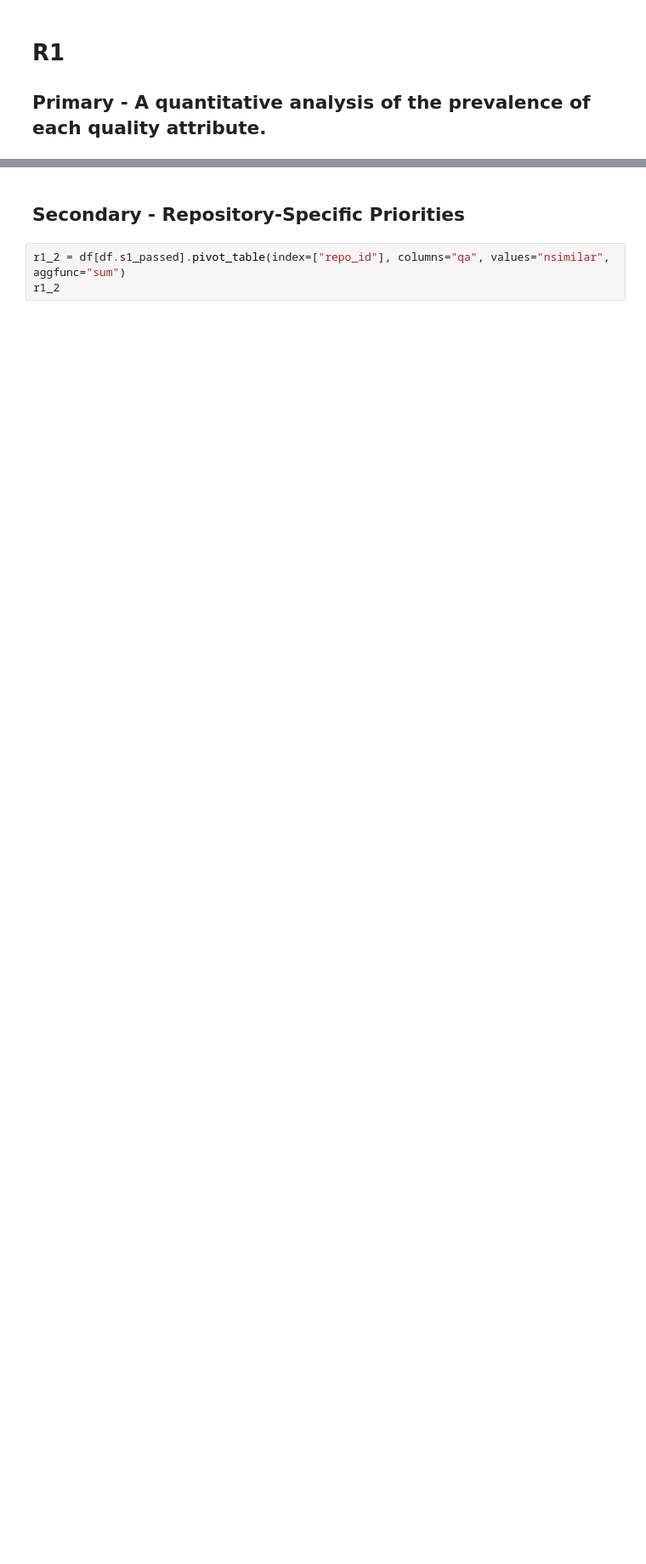
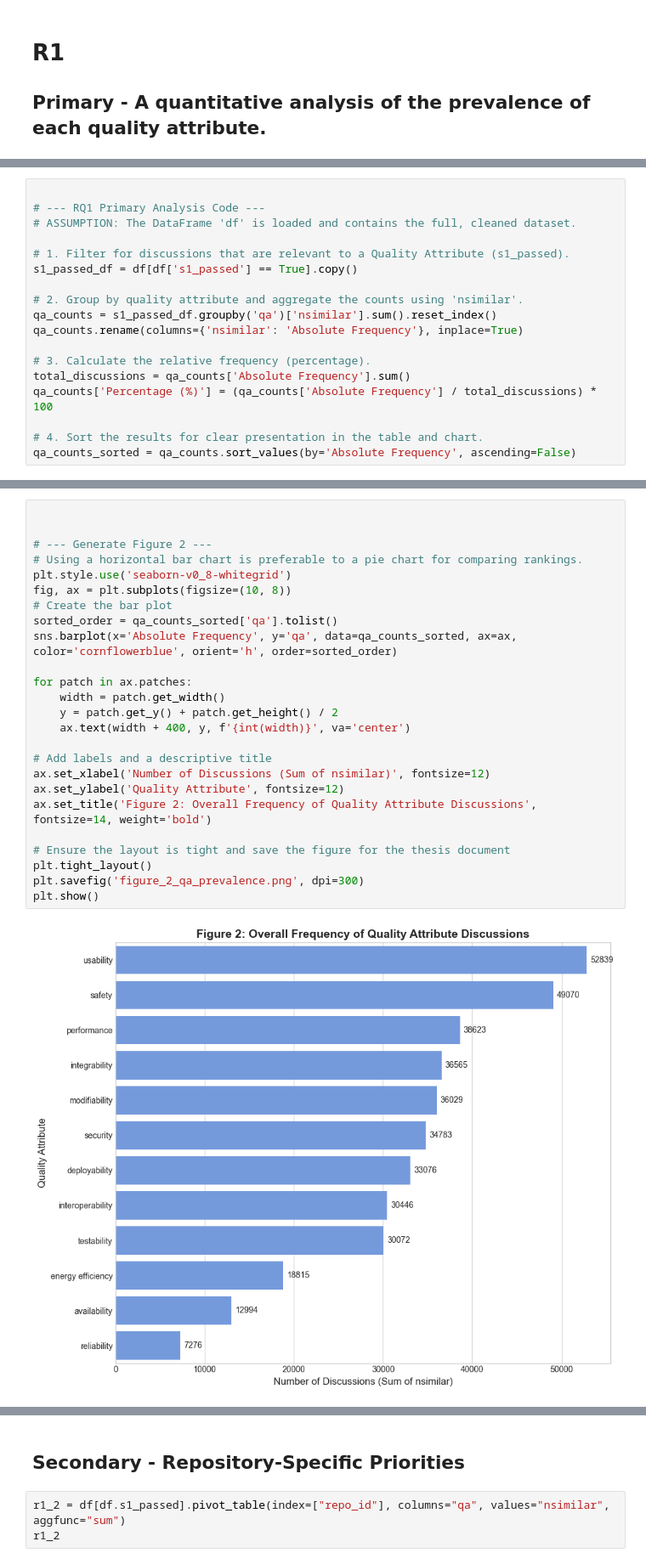
Before and after one commit to dmitrijs-voronovs/scientific-software-architecture-analysis, a Jupyter notebook: processing_pipeline/analysis/merged.ipynb, the cells around one changed output, grey strips where cells are left out. Shown at 85% size. Drawn from its saved outputs; the diff is of its cells as text; blank space fills up the shorter version.

Commit message:
Update results analysis

```diff
--- a/processing_pipeline/analysis/merged.ipynb
+++ b/processing_pipeline/analysis/merged.ipynb
@@ -111,0 +130,18 @@ px.pie(r1, names=r1.index, values="nsimilar", title="R1")
+# %%
+
+# --- RQ1 Primary Analysis Code ---
+# ASSUMPTION: The DataFrame 'df' is loaded and contains the full, cleaned dataset.
+
+# 1. Filter for discussions that are relevant to a Quality Attribute (s1_passed).
+s1_passed_df = df[df['s1_passed'] == True].copy()
+
+# 2. Group by quality attribute and aggregate the counts using 'nsimilar'.
+qa_counts = s1_passed_df.groupby('qa')['nsimilar'].sum().reset_index()
+qa_counts.rename(columns={'nsimilar': 'Absolute Frequency'}, inplace=True)
+
+# 3. Calculate the relative frequency (percentage).
+total_discussions = qa_counts['Absolute Frequency'].sum()
+qa_counts['Percentage (%)'] = (qa_counts['Absolute Frequency'] / total_discussions) * 100
+
+# 4. Sort the results for clear presentation in the table and chart.
+qa_counts_sorted = qa_counts.sort_values(by='Absolute Frequency', ascending=False)
@@ -111,0 +175,27 @@ px.pie(r1, names=r1.index, values="nsimilar", title="R1")
+# %%
+
+
+# --- Generate Figure 2 ---
+# Using a horizontal bar chart is preferable to a pie chart for comparing rankings.
+plt.style.use('seaborn-v0_8-whitegrid')
+fig, ax = plt.subplots(figsize=(10, 8))
+# Create the bar plot
+sorted_order = qa_counts_sorted['qa'].tolist()
+sns.barplot(x='Absolute Frequency', y='qa', data=qa_counts_sorted, ax=ax, color='cornflowerblue', orient='h', order=sorted_order)
+
+for patch in ax.patches:
+    width = patch.get_width()
+    y = patch.get_y() + patch.get_height() / 2
+    ax.text(width + 400, y, f'{int(width)}', va='center')
+
+# Add labels and a descriptive title
+ax.set_xlabel('Number of Discussions (Sum of nsimilar)', fontsize=12)
+ax.set_ylabel('Quality Attribute', fontsize=12)
+ax.set_title('Figure 2: Overall Frequency of Quality Attribute Discussions', fontsize=14, weight='bold')
+
+# Ensure the layout is tight and save the figure for the thesis document
+plt.tight_layout()
+plt.savefig('figure_2_qa_prevalence.png', dpi=300)
+plt.show()
+# %% [output]
+[figure, added]
```
Also changed, not shown: parts of 33 cells of this notebook, 3 other files.
